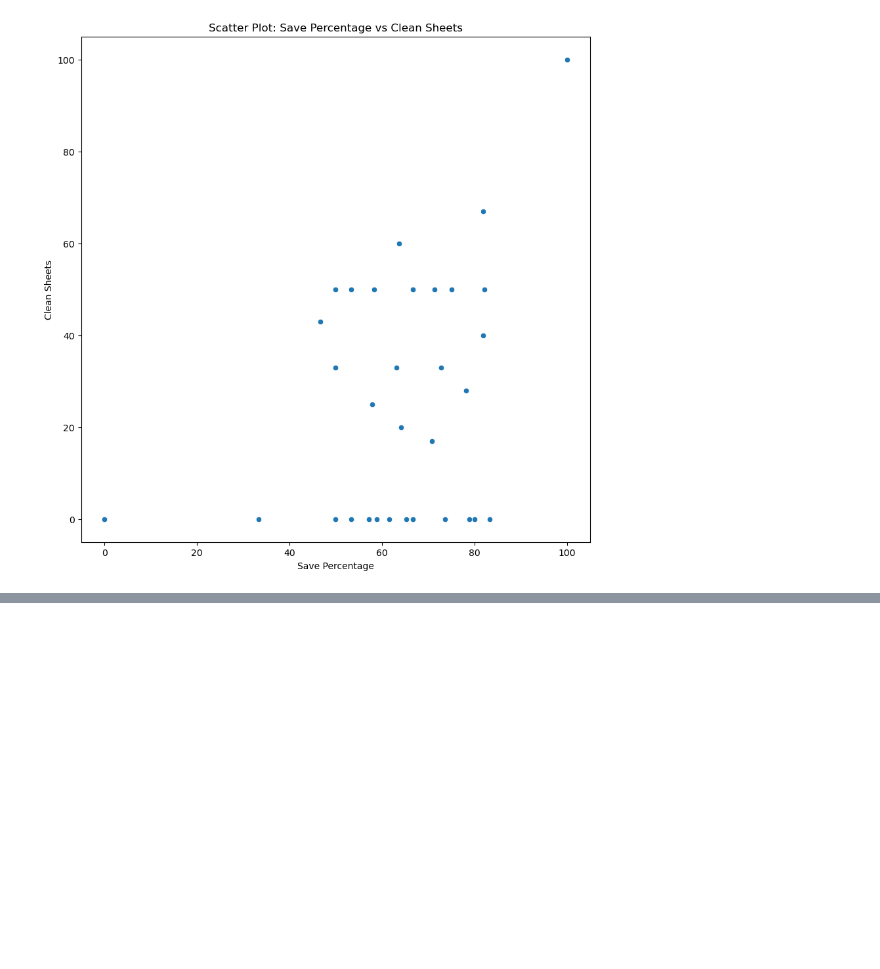
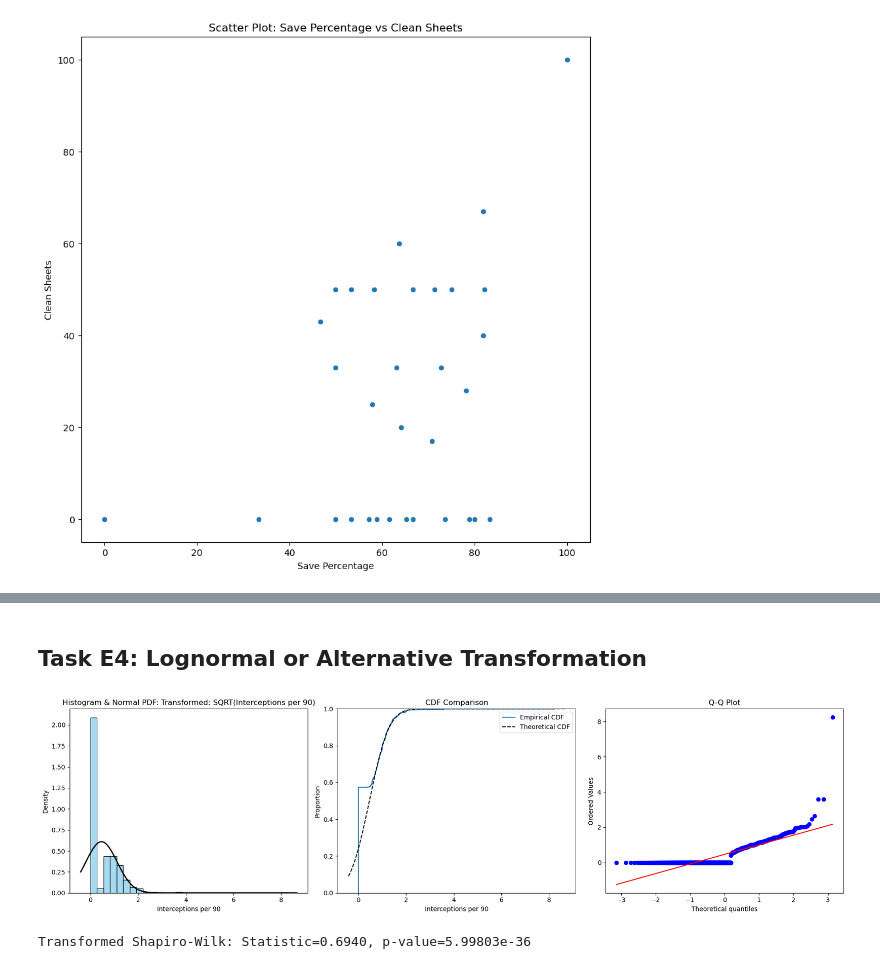
Before and after one commit to SamUM13/UM_WQD7013StatisticsforDS_Assignment1, a Jupyter notebook: 7013_Ass1.ipynb, the cells around one changed output, grey strips where cells are left out. Cells and saved outputs as stored; diff of their text form; code cells hidden in the pictures; blank space fills up the shorter version.

```diff
--- a/7013_Ass1.ipynb
+++ b/7013_Ass1.ipynb
@@ -679,0 +846,13 @@ plt.show()
+# %% [markdown]
+## **Task E4:** Lognormal or Alternative Transformation
+# %%
+# Apply a square-root transformation for variables containing zeros
+var_skew_transformed = np.sqrt(var_skew)
+
+plot_normality(var_skew_transformed, 'Transformed: SQRT(Interceptions per 90)')
+
+stat_trans, p_trans = stats.shapiro(var_skew_transformed)
+print(f"Transformed Shapiro-Wilk: Statistic={stat_trans:.4f}, p-value={p_trans:.5e}")
+# %% [output]
+[figure, added]
+Transformed Shapiro-Wilk: Statistic=0.6940, p-value=5.99803e-36
```
Also changed, not shown: parts of 11 cells of this notebook.
